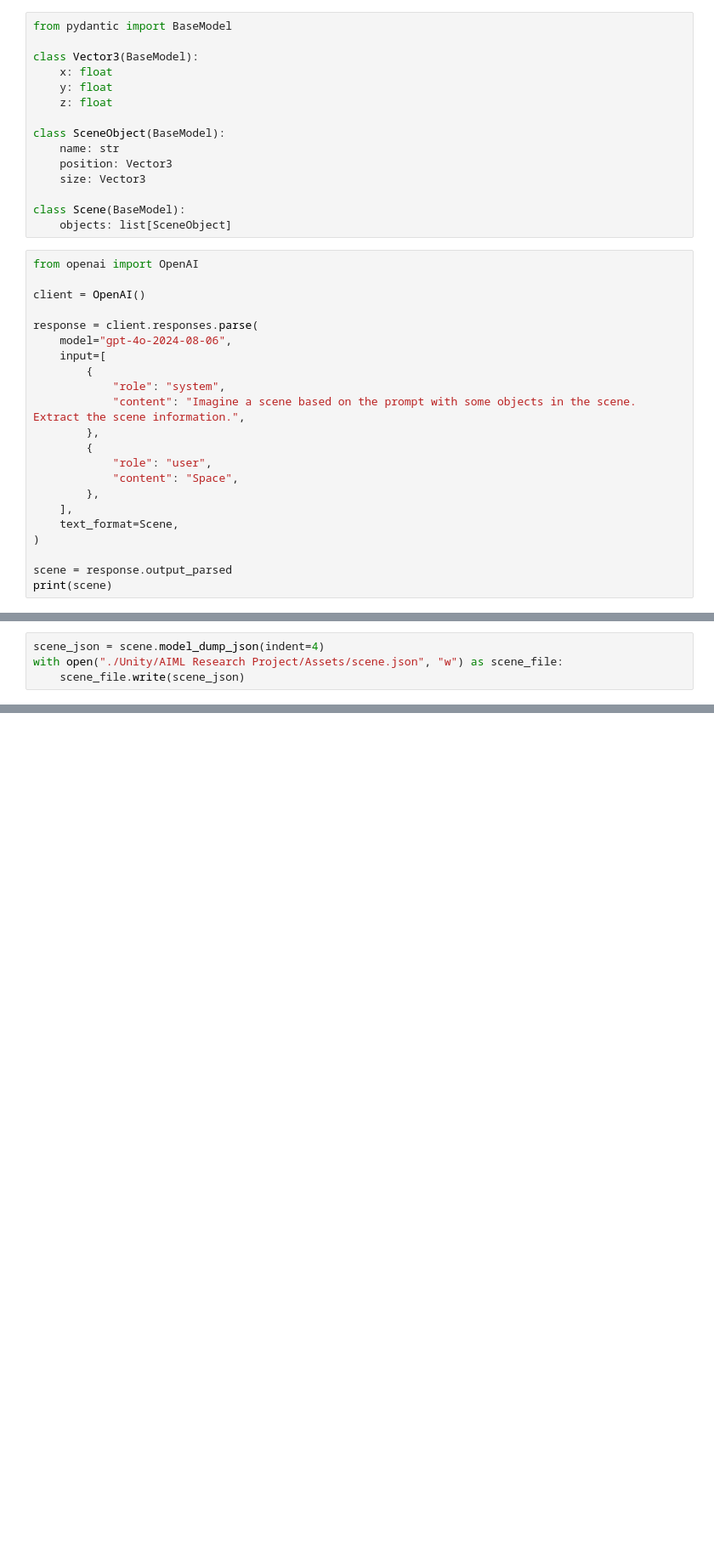
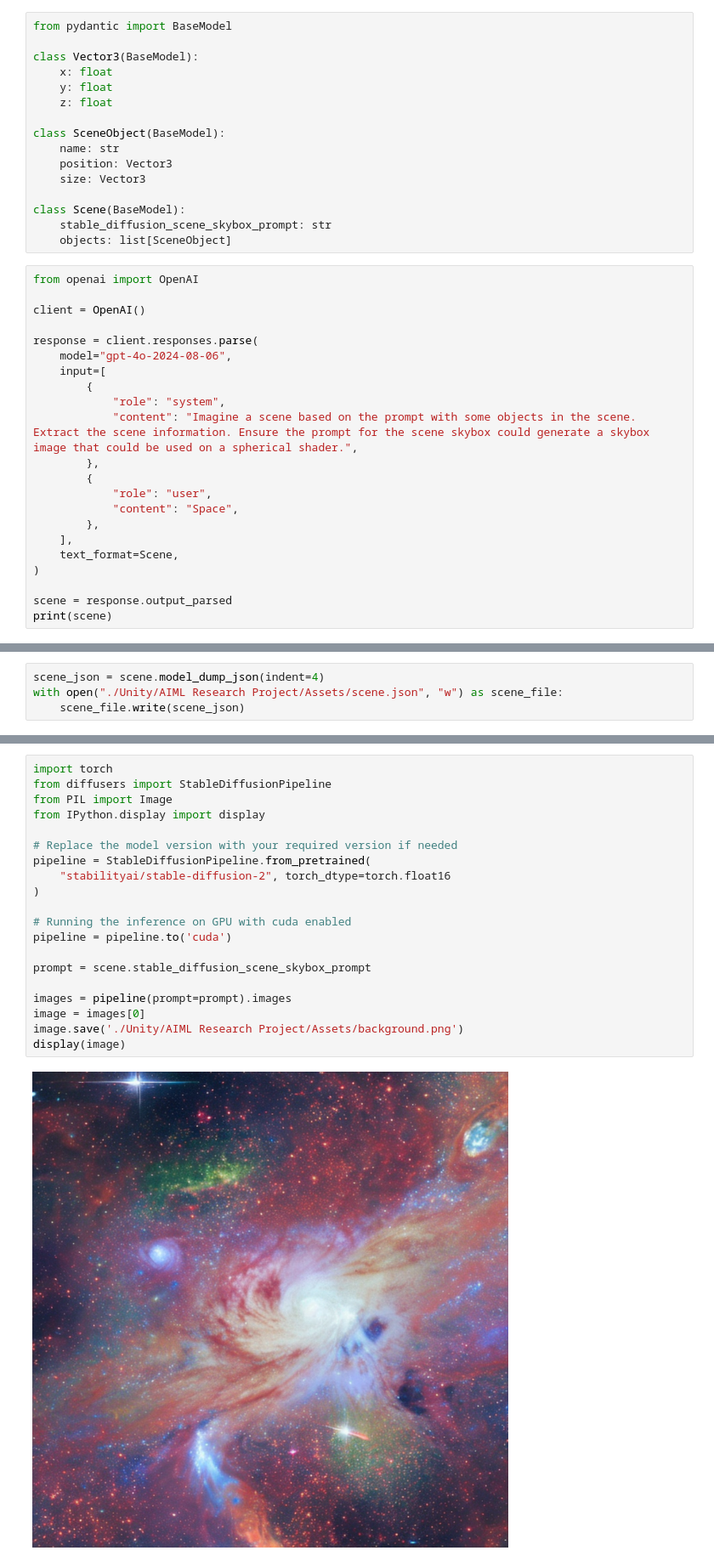
Before and after one commit to CHamilton0/COMP-SCI-7205-AIML-Research-Project, a Jupyter notebook: structured-outputs.ipynb, the cells around one changed output, grey strips where cells are left out. Shown at 85% size. Saved outputs shown, nothing was run; the diff lists cells and outputs as text; blank space fills up the shorter version.

Commit message:
generate scene automatically

```diff
--- a/structured-outputs.ipynb
+++ b/structured-outputs.ipynb
@@ -12,6 +12,7 @@ class SceneObject(BaseModel):
     size: Vector3
 
 class Scene(BaseModel):
+    stable_diffusion_scene_skybox_prompt: str
     objects: list[SceneObject]
 # %%
 from openai import OpenAI
@@ -23,7 +24,7 @@ response = client.responses.parse(
     input=[
         {
             "role": "system",
-            "content": "Imagine a scene based on the prompt with some objects in the scene. Extract the scene information.",
+            "content": "Imagine a scene based on the prompt with some objects in the scene. Extract the scene information. Ensure the prompt for the scene skybox could generate a skybox image that could be used on a spherical shader.",
         },
         {
             "role": "user",
@@ -42,3 +47,25 @@ with open("./Unity/AIML Research Project/Assets/scene.json", "w") as scene_file:
+# %%
+import torch
+from diffusers import StableDiffusionPipeline
+from PIL import Image
+from IPython.display import display
+
+# Replace the model version with your required version if needed
+pipeline = StableDiffusionPipeline.from_pretrained(
+    "stabilityai/stable-diffusion-2", torch_dtype=torch.float16
+)
+
+# Running the inference on GPU with cuda enabled
+pipeline = pipeline.to('cuda')
+
+prompt = scene.stable_diffusion_scene_skybox_prompt
+
+images = pipeline(prompt=prompt).images
+image = images[0]
+image.save('./Unity/AIML Research Project/Assets/background.png')
+display(image)
+# %% [output]
+[figure, added]
 # %%
 import re
 import subprocess
```
Also changed, not shown: parts of 3 cells of this notebook, 14 other files.
